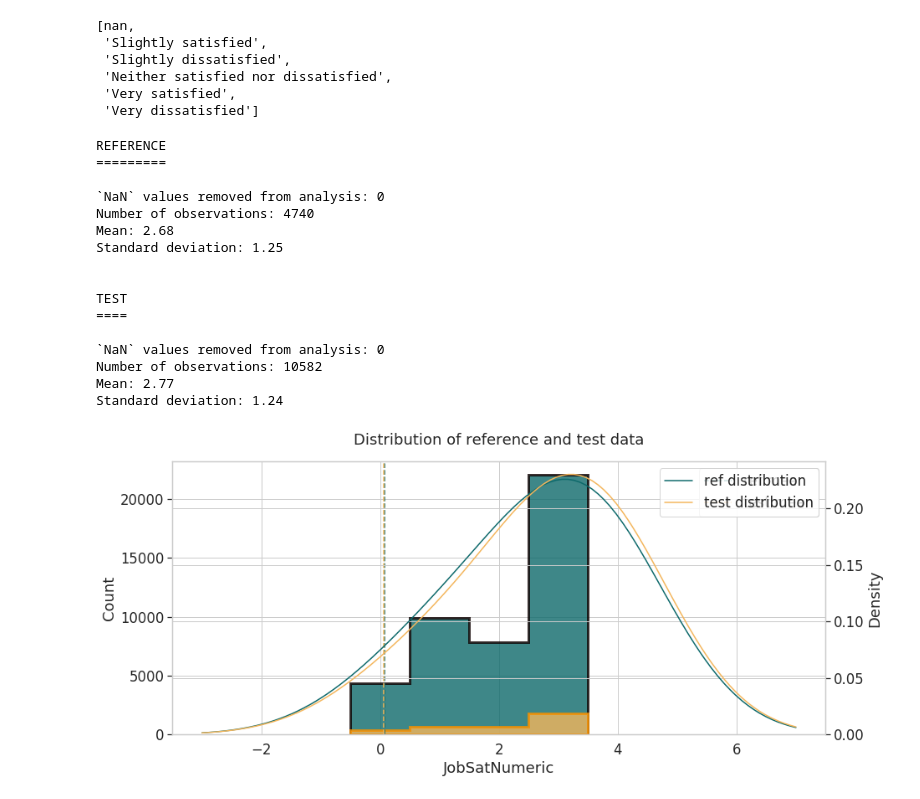
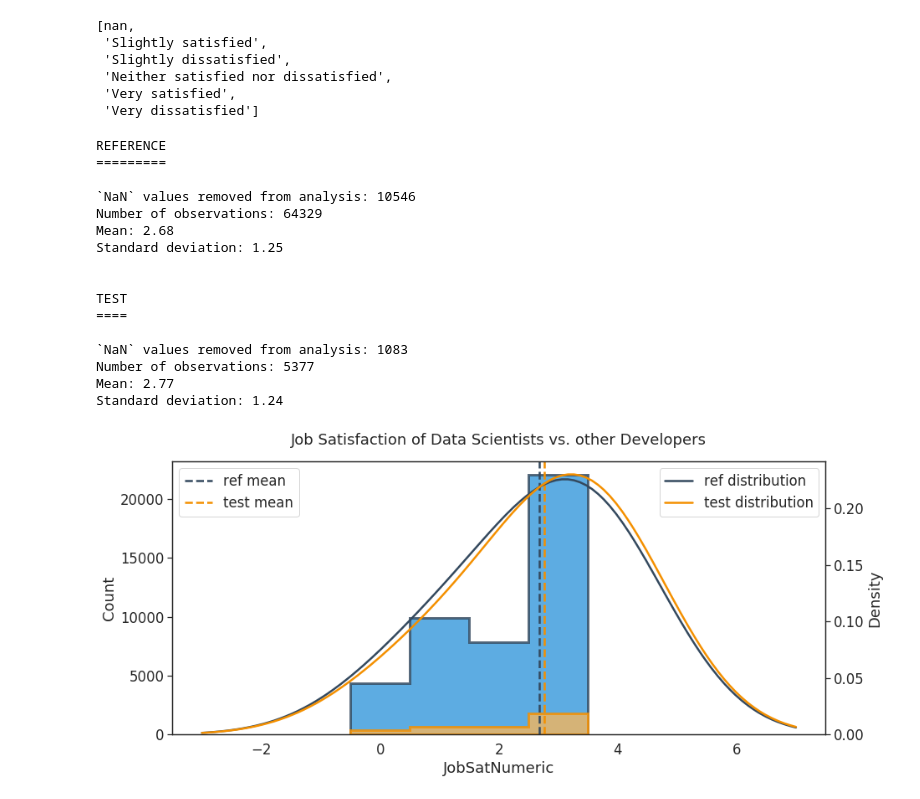
Before and after one commit to StefanTippelt/stack_overflow_developer_survey, a Jupyter notebook: stackoverflow_exploration.ipynb, the cells around one changed output. Drawn from its saved outputs; the diff is of its cells as text; code cells hidden in the pictures.

```diff
--- a/stackoverflow_exploration.ipynb
+++ b/stackoverflow_exploration.ipynb
@@ -316,7 +314,7 @@ def get_test_stats(
     ref = ref_w_na.dropna()
     test = test_w_na.dropna()
 
-    descriptive_stats = df.groupby(dependent_var)[independent_var].agg(
+    descriptive_stats = df.groupby(independent_var)[dependent_var].agg(
         ["mean", "std"]
     )
 
@@ -345,8 +337,8 @@ test_stats, ref, test = get_test_stats(
 # %%
 test_stats, ref, test = get_test_stats(
     df=df,
-    dependent_var="is_data_scientist",
-    independent_var="JobSatNumeric",
+    independent_var="is_data_scientist",
+    dependent_var="JobSatNumeric",
 )
 
 print("REFERENCE")
@@ -368,8 +360,8 @@ print(f"Standard deviation: {test_stats['test']['std']:.2f}")
 REFERENCE
 =========
 
-`NaN` values removed from analysis: 0
-Number of observations: 4740
+`NaN` values removed from analysis: 10546
+Number of observations: 64329
 Mean: 2.68
 Standard deviation: 1.25
 
@@ -377,12 +369,20 @@ Standard deviation: 1.25
 TEST
 ====
 
-`NaN` values removed from analysis: 0
-Number of observations: 10582
+`NaN` values removed from analysis: 1083
+Number of observations: 5377
 Mean: 2.77
 Standard deviation: 1.24
 # %%
-def plot_t_test(stats: dict, ref: pd.Series, test: pd.Series) -> None:
+def plot_t_test(
+    stats: dict,
+    ref: pd.Series,
+    test: pd.Series,
+    colorpalette: dict = {
+        "ref": {"dark": "#34495e", "light": "#3498db"},
+        "test": {"dark": "#f49000", "light": "#f4b65c"},
+    },
+) -> None:
     """Plot reference and test set distributions.
 
     Parameters
@@ -405,14 +405,13 @@ def plot_t_test(stats: dict, ref: pd.Series, test: pd.Series) -> None:
 
     # reference plots
     sns.distplot(
-        data=ref,
-        color="#0d696b",
+        a=ref,
         hist_kws={
             "histtype": "stepfilled",
             "linewidth": 3,
             "alpha": 0.8,
-            "color": "#0d696b",
-            "edgecolor": "#0d0000",
+            "color": colorpalette["ref"]["light"],
+            "edgecolor": colorpalette["ref"]["dark"],
         },
         kde=False,
         ax=ax1,
@@ -420,8 +419,8 @@ def plot_t_test(stats: dict, ref: pd.Series, test: pd.Series) -> None:
     )
 
     sns.distplot(
-        data=ref,
-        color="#0d696b",
+        a=ref,
+        color=colorpalette["ref"]["dark"],
         hist=False,
         ax=ax2,
         kde_kws={"bw": 1},
@@ -429,19 +428,18 @@ def plot_t_test(stats: dict, ref: pd.Series, test: pd.Series) -> None:
     )
     # display reference mean value
     ax1.axvline(
-        stats["ref"]["mean"], color="#0d696b", linestyle="--", label="ref mean"
+        stats["ref"]["mean"], color=colorpalette["ref"]["dark"], linestyle="--", label="ref mean"
     )
 
     # test plots
     sns.distplot(
-        data=test,
-        color="#f4b65c",
+        a=test,
         hist_kws={
             "histtype": "stepfilled",
             "linewidth": 3,
             "alpha": 0.8,
-            "color": "#f4b65c",
-            "edgecolor": "#f49000",
+            "color": colorpalette["test"]["light"],
+            "edgecolor": colorpalette["test"]["dark"],
         },
         kde=False,
         ax=ax1,
@@ -449,32 +447,33 @@ def plot_t_test(stats: dict, ref: pd.Series, test: pd.Series) -> None:
     )
 
     sns.distplot(
-        data=test,
-        color="#f4b65c",
+        a=test,
+        color=colorpalette["test"]["dark"],
         hist=False,
         ax=ax2,
         kde_kws={"bw": 1},
         label="test distribution",
     )
     # display test mean value
+
     ax1.axvline(
         stats["test"]["mean"],
-        color="#f4b65c",
+        color=colorpalette["test"]["dark"],
         linestyle="--",
         label="test mean",
     )
-    ax1.legend()
-    ax1.set_title("Distribution of reference and test data", pad=20)
+    ax1.legend(loc="upper left")
+    ax1.set_title("Job Satisfaction of Data Scientists vs. other Developers", pad=20)
     ax1.set_ylabel("Count")
     ax1.set_ylabel("Count")
     ax2.set_ylabel("Density")
     plt.rcParams["patch.force_edgecolor"] = True
 
     return None
-# %%
-plot_ab_test()
-# %% [output]
-[figure, removed]
+# %%
+plot_t_test(stats=test_stats, ref=ref, test=test)
+# %% [output]
+[figure, added]
 # %%
 # The Levene test tests the null hypothesis that all input samples are from
 # populations with equal variances.
```
Also changed, not shown: parts of 7 cells of this notebook.
